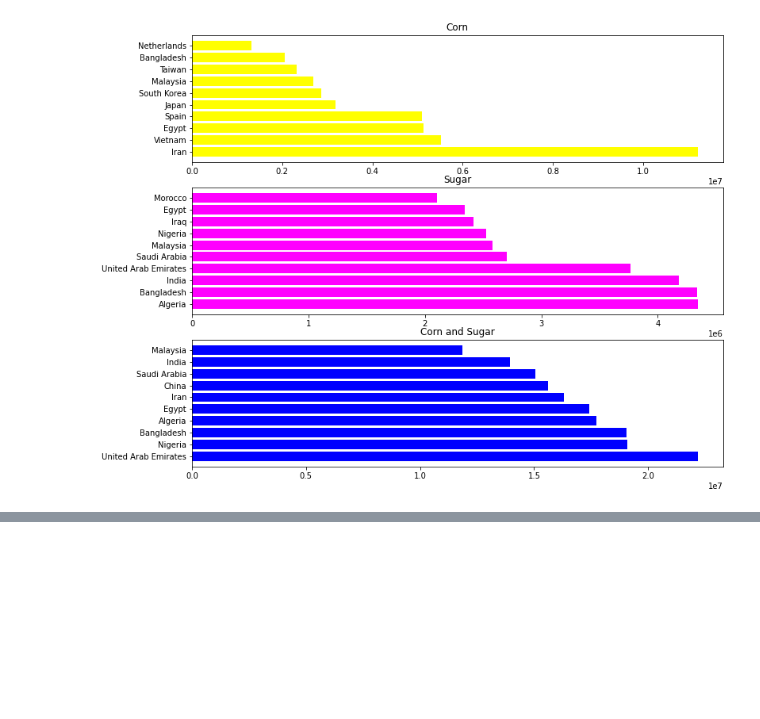
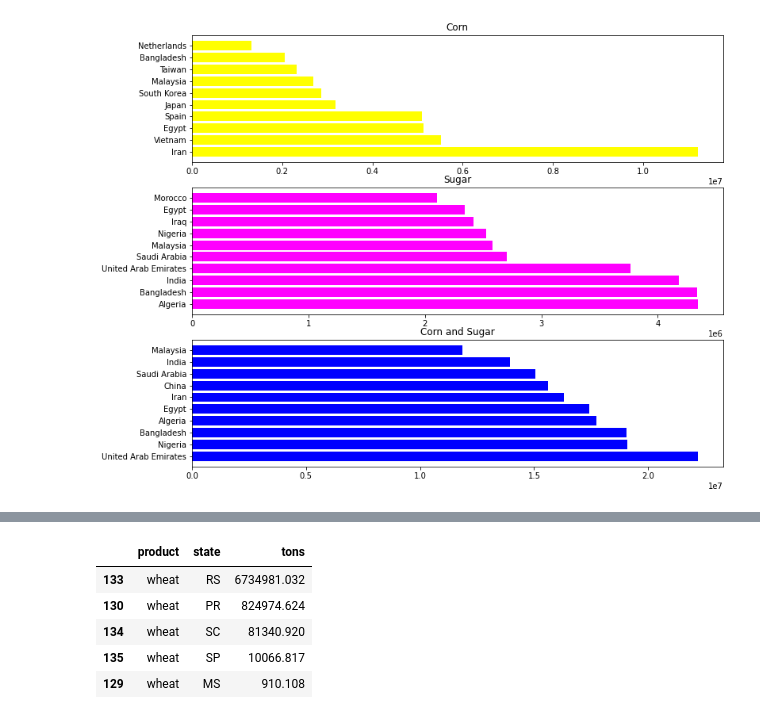
Before and after one commit to yguenka/4intelligence-Case, a Jupyter notebook: Data Analysis Skill Test.ipynb, the cells around one changed output, grey strips where cells are left out. Cells and saved outputs as stored; diff of their text form; code cells hidden in the pictures; blank space fills up the shorter version.

```diff
--- a/Data Analysis Skill Test.ipynb
+++ b/Data Analysis Skill Test.ipynb
@@ -619,0 +622,3 @@ plt.show()
+# %%
+df = pd.read_csv('data_comexstat.csv', encoding='latin-1')
+df
@@ -619,0 +662,9 @@ plt.show()
+# %%
+df_wheat
+# %% [output]
+|  | product | state | tons |
+| 133 | wheat | RS | 6734981.032 |
+| 130 | wheat | PR | 824974.624 |
+| 134 | wheat | SC | 81340.920 |
+| 135 | wheat | SP | 10066.817 |
+| 129 | wheat | MS | 910.108 |
```
Also changed, not shown: parts of 6 cells of this notebook, 3 other files.
